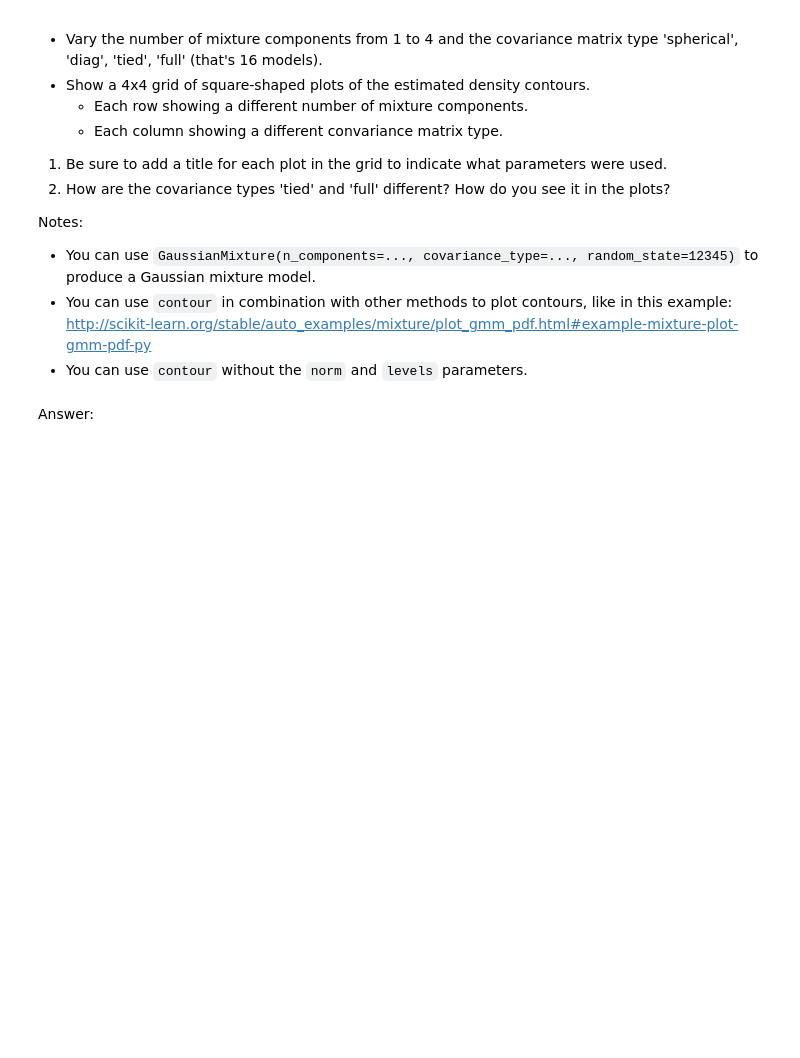
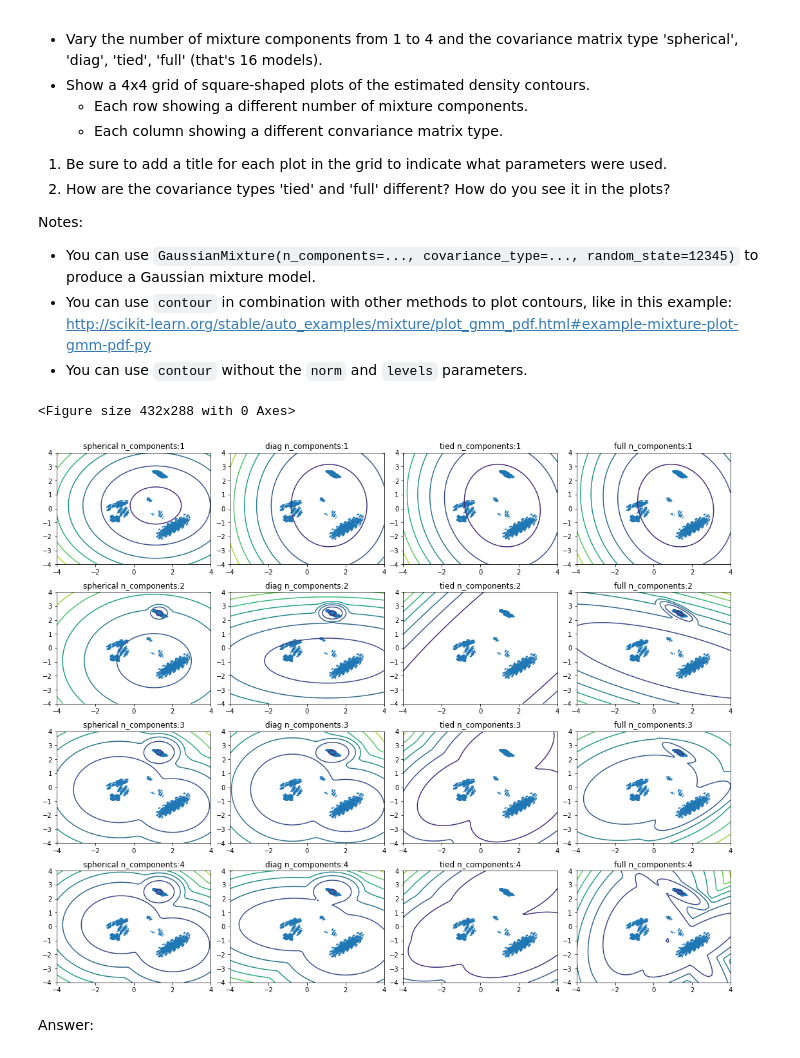
Before and after one commit to ssburgan/w207_coursework, a Jupyter notebook: Sybil_SantosBurgan_project4.ipynb, the cells around one changed output. Saved outputs shown, nothing was run; the diff lists cells and outputs as text; code cells hidden in the pictures; blank space fills up the shorter version.

```diff
--- a/Sybil_SantosBurgan_project4.ipynb
+++ b/Sybil_SantosBurgan_project4.ipynb
@@ -222,3 +216,47 @@ Q4()
+# %%
+def Q4():
+    ### STUDENT START ###
+
+    pca = PCA(n_components=2)
+    train_pca = pca.fit_transform(train_data)
+
+    test_pca = pca.transform(test_data)
+    X_train = train_pca[train_labels == 1][:]
+
+
+    plt.figure()
+
+    plt.subplots_adjust(hspace=0.5)
+    plt.suptitle("GMM Density Plots", fontsize=18, y=0.95)
+
+    matrix_types = ['spherical', 'diag', 'tied', 'full']
+
+    fig = plt.figure(figsize=(15, 12))
+    s = fig.add_gridspec(4, 4)
+
+    for n in range(4):
+        for i, matrix  in enumerate(matrix_types):
+            ax = fig.add_subplot(s[n, i])
+            gm = GaussianMixture(n_components=n+1, random_state=12345, covariance_type=matrix, n_init=10)
+            preds = gm.fit_predict(X_train)
+            # display predicted scores by the model as a contour plot
+            x = np.linspace(-4.0, 4.0)
+            y = np.linspace(-4.0, 4.0)
+            X, Y = np.meshgrid(x, y)
+            XX = np.array([X.ravel(), Y.ravel()]).T
+            Z = -gm.score_samples(XX)
+            Z = Z.reshape(X.shape)
+
+            CS = ax.contour(X, Y, Z)
+            ax.scatter(X_train[:, 0], X_train[:, 1], 0.8)
+            ax.set_title(matrix+" n_components:"+str(n+1))
+    plt.tight_layout(pad=0.4, w_pad=0.5, h_pad=1.0)
+    ### STUDENT END ###
+
+Q4()
+# %% [output]
+<Figure size 432x288 with 0 Axes>
+[figure, added]
 # %% [markdown]
 Answer:
 # %% [markdown]
```
Also changed, not shown: parts of 2 cells of this notebook.
